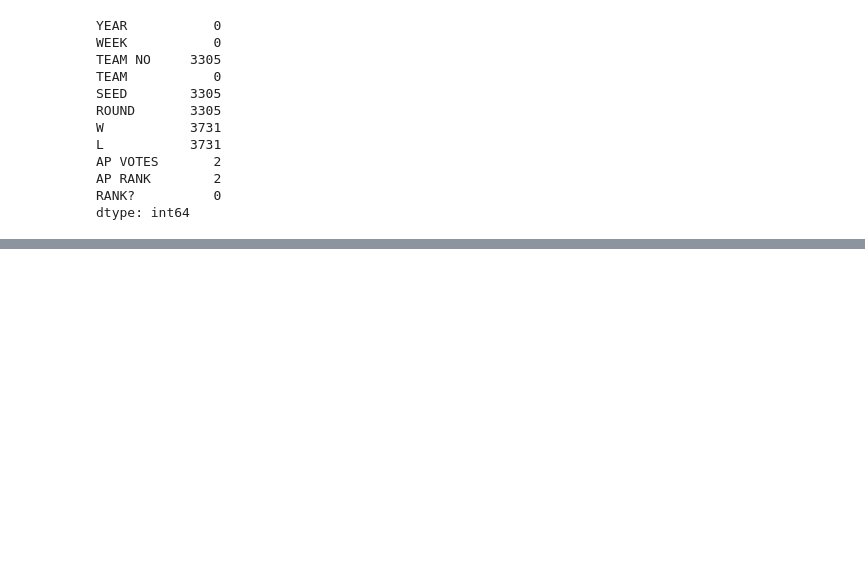
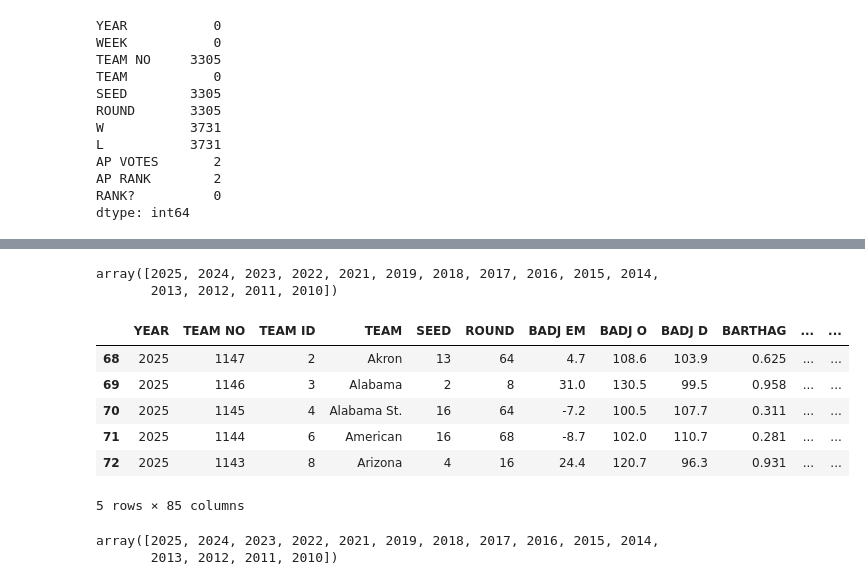
Before and after one commit to jstebick16-cloud/Stebick-Scores, a Jupyter notebook: finalcapstone.ipynb, the cells around one changed output, grey strips where cells are left out. Cells and saved outputs as stored; diff of their text form; code cells hidden in the pictures; blank space fills up the shorter version.

Commit message:
Finished Cleaning and Writing to Database

```diff
--- a/finalcapstone.ipynb
+++ b/finalcapstone.ipynb
@@ -578,0 +803,17 @@ dtype: int64
+# %%
+clean_bartt_awaynetural = bartt_awaynetural[bartt_awaynetural["YEAR"].between(2010, 2025)]
+# %%
+clean_bartt_awaynetural['YEAR'].unique()
+# %% [output]
+array([2025, 2024, 2023, 2022, 2021, 2019, 2018, 2017, 2016, 2015, 2014,
+       2013, 2012, 2011, 2010])
+# %%
+clean_bartt_awaynetural.head()
+# %% [output]
+|  | YEAR | TEAM NO | TEAM ID | TEAM | SEED | ROUND | BADJ EM | BADJ O | BADJ D | BARTHAG | ... | ... |
+| 68 | 2025 | 1147 | 2 | Akron | 13 | 64 | 4.7 | 108.6 | 103.9 | 0.625 | ... | ... |
+| 69 | 2025 | 1146 | 3 | Alabama | 2 | 8 | 31.0 | 130.5 | 99.5 | 0.958 | ... | ... |
+| 70 | 2025 | 1145 | 4 | Alabama St. | 16 | 64 | -7.2 | 100.5 | 107.7 | 0.311 | ... | ... |
+| 71 | 2025 | 1144 | 6 | American | 16 | 68 | -8.7 | 102.0 | 110.7 | 0.281 | ... | ... |
+| 72 | 2025 | 1143 | 8 | Arizona | 4 | 16 | 24.4 | 120.7 | 96.3 | 0.931 | ... | ... |
+5 rows × 85 columns
@@ -578,0 +822,5 @@ dtype: int64
+# %%
+clean_resumes['YEAR'].unique()
+# %% [output]
+array([2025, 2024, 2023, 2022, 2021, 2019, 2018, 2017, 2016, 2015, 2014,
+       2013, 2012, 2011, 2010])
```
Also changed, not shown: parts of 56 cells of this notebook.
